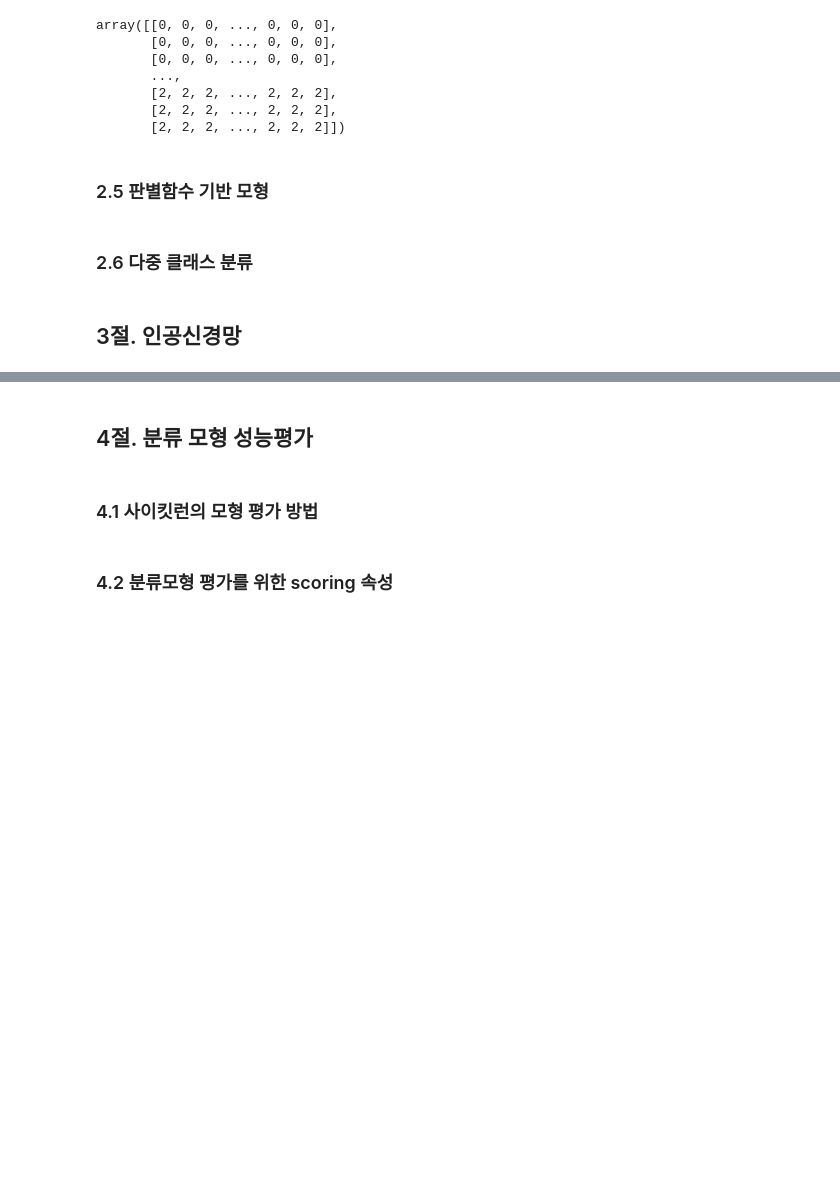
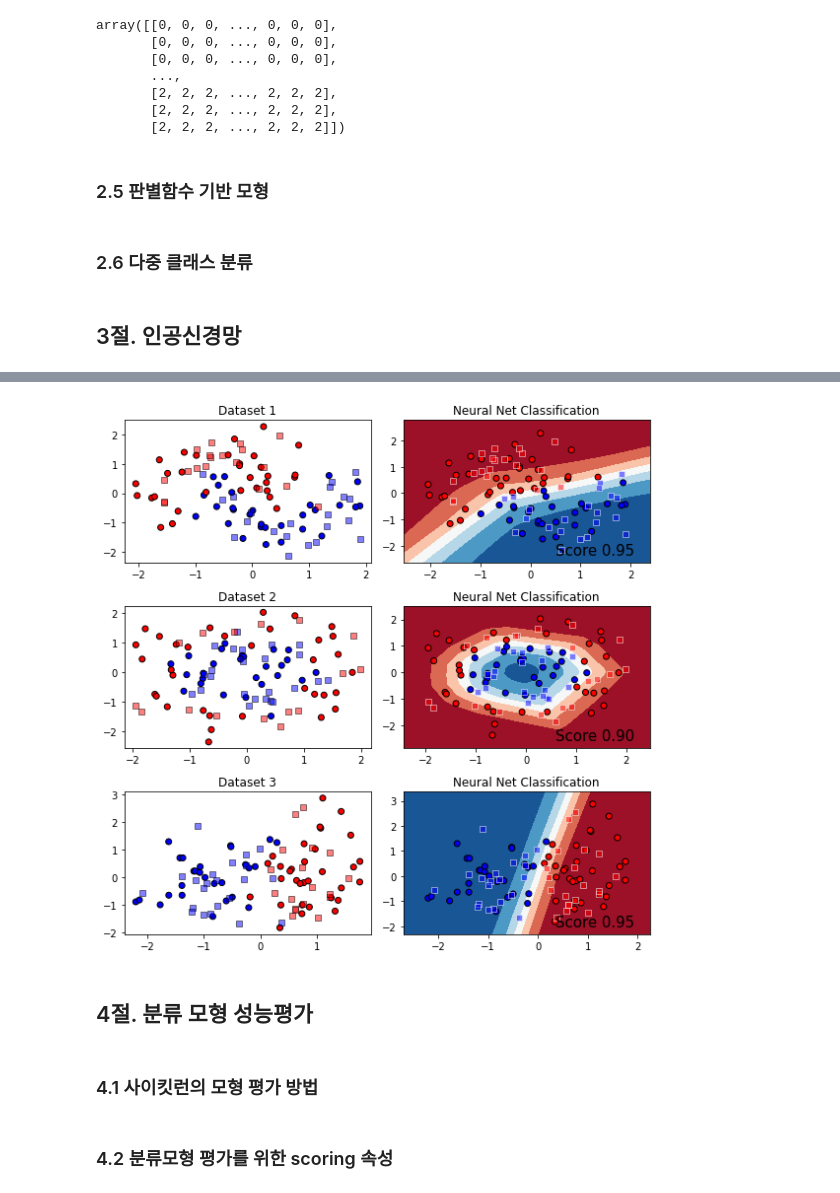
Before and after one commit to lucio-karin0506/SaltLux-Project, a Jupyter notebook: Machine Learning/Machine learning lecture/3장. 분류분석.ipynb, the cells around one changed output, grey strips where cells are left out. Drawn from its saved outputs; the diff is of its cells as text; code cells hidden in the pictures; blank space fills up the shorter version.

Commit message:
reupload classification

```diff
--- a/Machine Learning/Machine learning lecture/3장. 분류분석.ipynb
+++ b/Machine Learning/Machine learning lecture/3장. 분류분석.ipynb
@@ -293,0 +300,7 @@ array([[0, 0, 0, ..., 0, 0, 0],
+# %%
+from sklearn.model_selection import train_test_split
+train_X, test_X, train_y, test_y = train_test_split(iris_X, iris_y, test_size=0.3, random_state=1)
+# %%
+from sklearn.neural_network import MLPClassifier
+mlp = MLPClassifier(hidden_layer_sizes=(50,50,30), max_iter=500)
+mlp.fit(train_X, train_y)
@@ -293,0 +330,10 @@ array([[0, 0, 0, ..., 0, 0, 0],
+# %%
+X, y = make_classification(n_features=2, n_redundant=0, n_informative=2, random_state=1, n_clusters_per_class=1)
+rng = np.random.RandomState(2)
+X += 2 * rng.uniform(size=X.shape)
+
+datasets = [
+            make_moons(noise=0.3, random_state=0),
+            make_circles(noise=0.2, factor=0.5, random_state=1),
+            (X, y)
+        ]
@@ -294,3 +344,66 @@ array([[0, 0, 0, ..., 0, 0, 0],
+# %%
+# 그래프 영역 초기화, 인공신경망 분류모형 생성 및 시각화
+figure = plt.figure(figsize=(8, 8))
+
+# 데이터셋마다 반복
+for ds_cnt, ds in enumerate(datasets):
+    # 데이터셋을 학습 및 검증 데이터로 분할
+    X, y = ds
+    X = StandardScaler().fit_transform(X)
+    train_X, test_X, train_y, test_y = train_test_split(X, y, test_size=.4, random_state=42)
+
+    x_min, x_max = X[:, 0].min() - .5, X[:, 0].max() + .5
+    y_min, y_max = X[:, 1].min() - .5, X[:, 1].max() + .5
+    xx, yy = np.meshgrid(np.arange(x_min, x_max, 0.02), np.arange(y_min, y_max, 0.02))
+
+    # 데이터셋 그리기 위한 설정
+    cm = plt.cm.RdBu
+    cm_bright = ListedColormap(['#FF0000', '#0000FF'])
+
+    # dataset ax
+    ax = plt.subplot(len(datasets), 2, 2*ds_cnt+1)
+    ax.set_title(f'Dataset {ds_cnt+1}')
+
+    # 학습데이터의 산점도
+    ax.scatter(train_X[:, 0], train_X[:, 1], c=train_y, cmap=cm_bright, edgecolors='k')
+
+    # 검증데이터의 산점도
+    ax.scatter(test_X[:, 0], test_X[:, 1], c=test_y, cmap=cm_bright, edgecolors='k', marker='s', alpha=0.5)
+
+    # modeling ax
+    ax2 = plt.subplot(len(datasets), 2, 2*(ds_cnt+1))
+
+    # 분류모형 생성 및 예측
+    model = MLPClassifier(alpha=1, max_iter=1000)
+    model.fit(train_X, train_y)
+    train_pred = model.predict(train_X)
+    test_pred = model.predict(test_X)
+    score = model.score(test_X, test_y)
+
+    # 결정경계 생성
+    if hasattr(model, 'decision_function'):
+        Z = model.decision_function(np.c_[xx.ravel(), yy.ravel()])
+    else:
+        Z = model.predict_proba(np.c_[xx.ravel(), yy.ravel()])[:, 1]
+
+    # 채워진 등고선 이용해 결정경계 시각화
+    Z = Z.reshape(xx.shape)
+    ax2.contourf(xx, yy, Z, cmap=cm)
+
+    # 학습 데이터의 분류 예측 결과를 산점도로 시각화
+    ax2.scatter(train_X[:, 0], train_X[:, 1], c=train_pred, cmap=cm_bright, edgecolor='k')
+
+    # 검증 데이터의 분류 예측 결과를 산점도로 시각화
+    ax2.scatter(test_X[:, 0], test_X[:, 1], c=test_pred, cmap=cm_bright, edgecolors='w', marker='s', alpha=0.5)
+
+    ax2.set_title('Neural Net Classification')
+    ax2.text(xx.max() - 0.3, yy.min() + 0.3, ('Score %.2f'%score).lstrip('0'),
+                size=15, horizontalalignment='right')
+
+plt.tight_layout()
+plt.show()
+# %% [output]
+[figure, added]
 # %% [markdown]
 ## 4절. 분류 모형 성능평가
 # %% [markdown]
```
Also changed, not shown: parts of 26 cells of this notebook, 1 other file.
